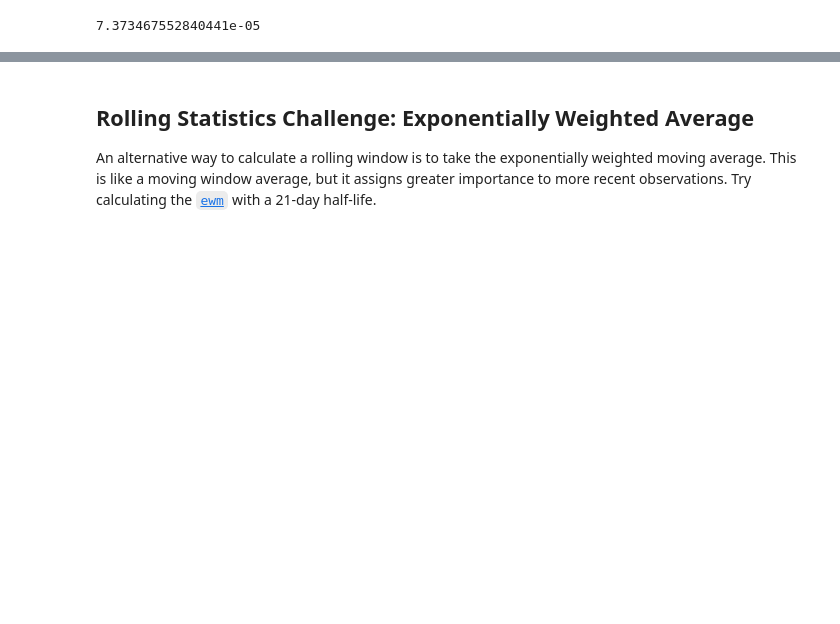
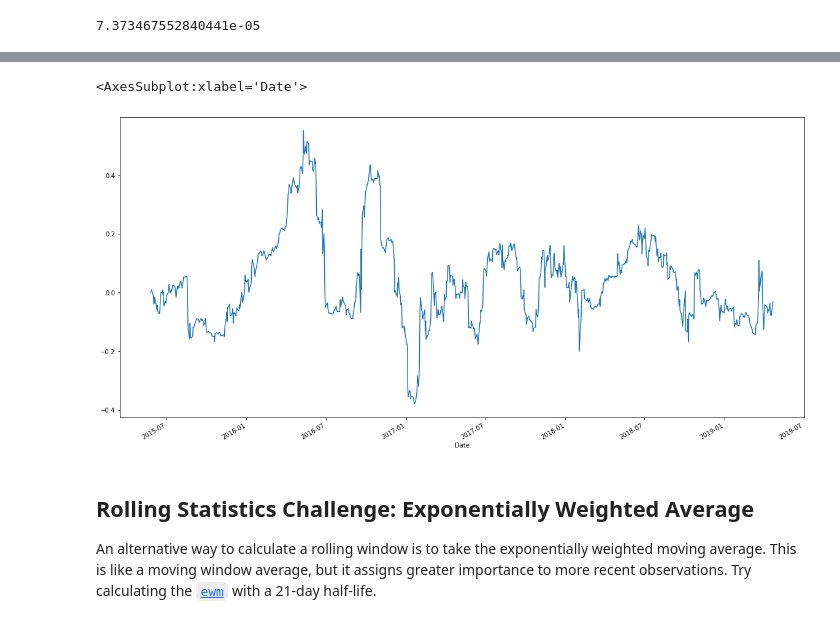
Before and after one commit to Aelrid/Pandas-Whale-Analysis, a Jupyter notebook: whale_analysis.ipynb, the cells around one changed output, grey strips where cells are left out. Drawn from its saved outputs; the diff is of its cells as text; code cells hidden in the pictures; blank space fills up the shorter version.

```diff
--- a/whale_analysis.ipynb
+++ b/whale_analysis.ipynb
@@ -340,3 +343,12 @@ algo2_beta.
+# %%
+# Plot beta trend
+rolling_covariance = portfolio['PAULSON & CO.INC. '].rolling(window=60).cov(portfolio['S&P500'])
+rolling_variance = portfolio['S&P500'].rolling(window=60).var()
+rolling60_beta=rolling_covariance/rolling_variance
+rolling60_beta.plot(figsize=(20, 10))
+# %% [output]
+<AxesSubplot:xlabel='Date'>
+[figure, added]
 # %% [markdown]
 ## Rolling Statistics Challenge: Exponentially Weighted Average
 
```
Also changed, not shown: parts of 27 cells of this notebook.
